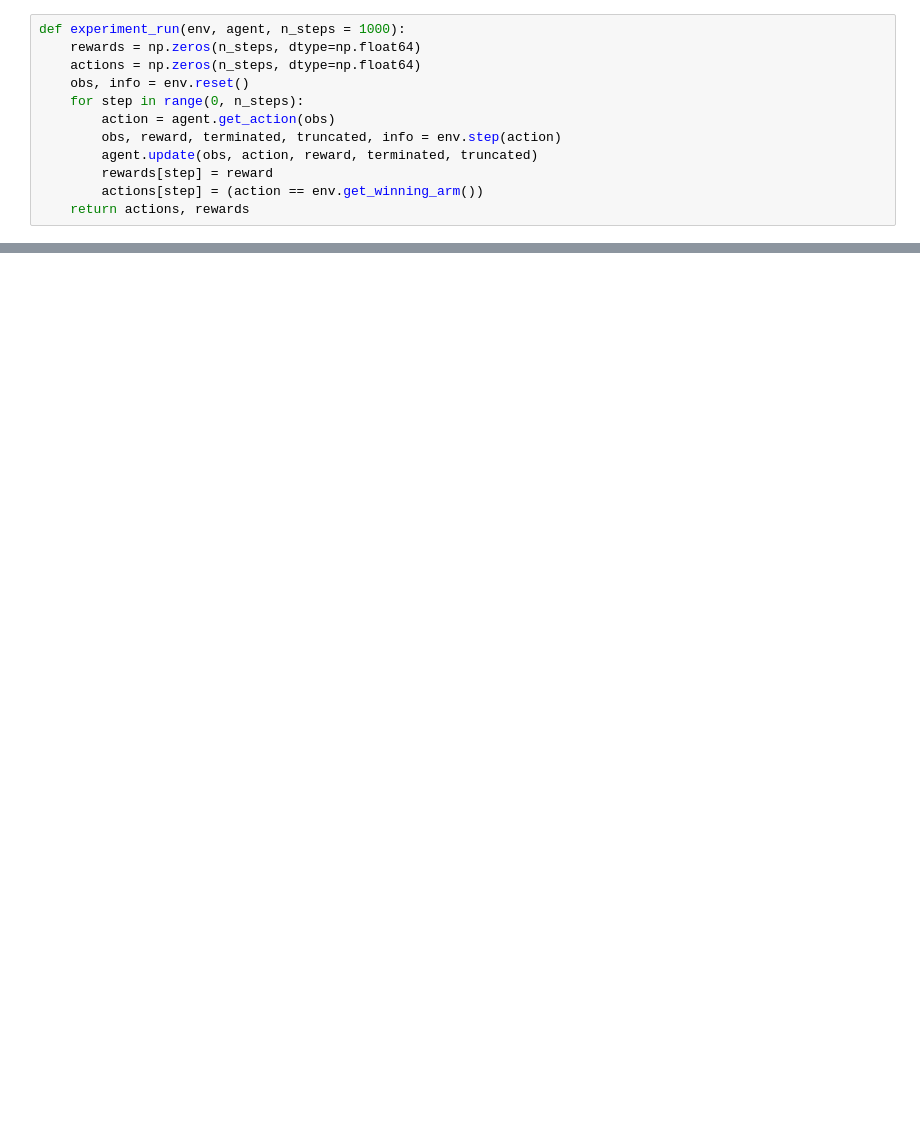
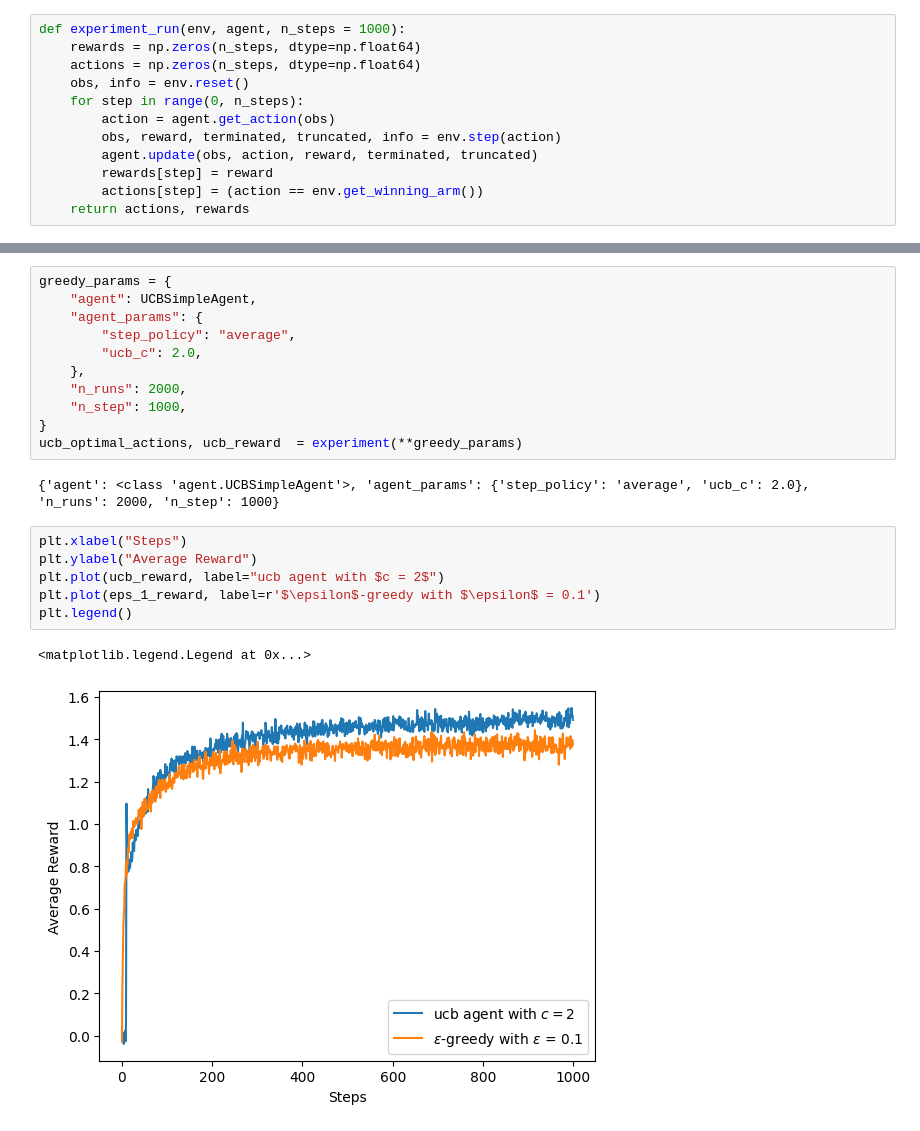
Before and after one commit to 0Zyablik0/Reinforcement-Learning, a Jupyter notebook: k-armed Bandit/experiment.ipynb, the cells around one changed output, grey strips where cells are left out. Drawn from its saved outputs; the diff is of its cells as text; blank space fills up the shorter version.

```diff
--- a/k-armed Bandit/experiment.ipynb
+++ b/k-armed Bandit/experiment.ipynb
@@ -57,0 +131,22 @@ plt.legend()
+# %%
+greedy_params = {
+    "agent": UCBSimpleAgent,
+    "agent_params": {
+        "step_policy": "average",
+        "ucb_c": 2.0,
+    },
+    "n_runs": 2000,
+    "n_step": 1000,
+}
+ucb_optimal_actions, ucb_reward  = experiment(**greedy_params)
+# %% [output]
+{'agent': <class 'agent.UCBSimpleAgent'>, 'agent_params': {'step_policy': 'average', 'ucb_c': 2.0}, 'n_runs': 2000, 'n_step': 1000}
+# %%
+plt.xlabel("Steps")
+plt.ylabel("Average Reward")
+plt.plot(ucb_reward, label="ucb agent with $c = 2$")
+plt.plot(eps_1_reward, label=r'$\epsilon$-greedy with $\epsilon$ = 0.1')
+plt.legend()
+# %% [output]
+<matplotlib.legend.Legend at 0x...>
+[figure, added]
```
Also changed, not shown: parts of 17 cells of this notebook, 4 other files.
